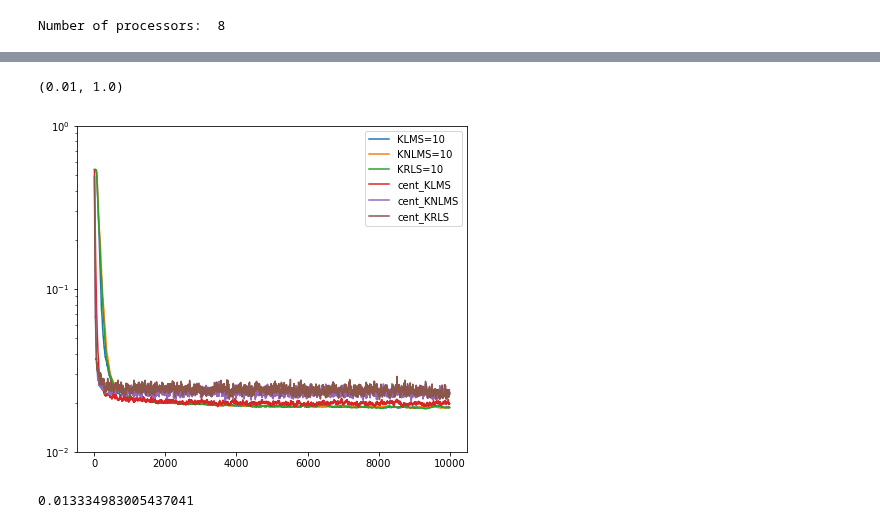
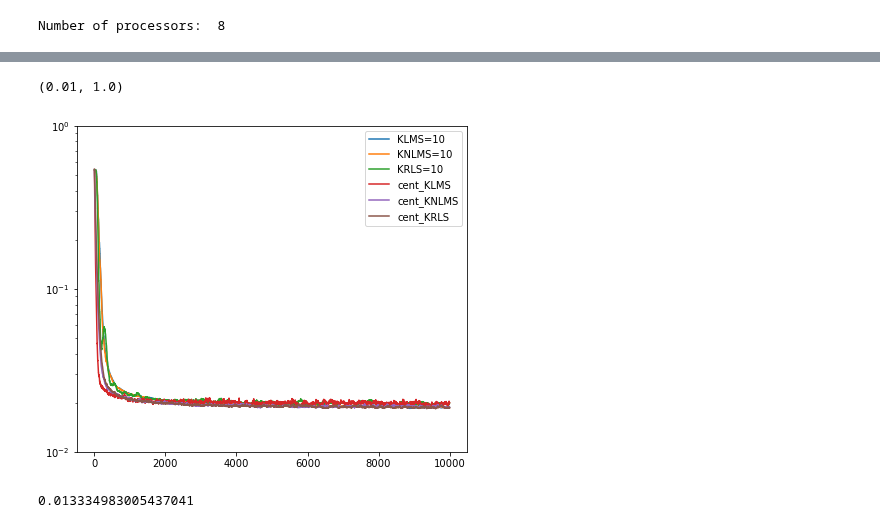
Before and after one commit to cjfelixx/machine-learning-graduate-research, a Jupyter notebook: FederatedLearing/federatedLearning.ipynb, the cells around one changed output, grey strips where cells are left out. Cells and saved outputs as stored; diff of their text form; code cells hidden in the pictures.

```diff
--- a/FederatedLearing/federatedLearning.ipynb
+++ b/FederatedLearing/federatedLearning.ipynb
@@ -165,18 +139,19 @@ plt.figure(figsize=(7, 6))
 
 K = 10 # K edge clients
 c =  np.ones(K).reshape(K,1)/K # edge weighting
-D = 100 # Dictionary size
-P = [10]
+D = 50 # Dictionary size
+L = [100]
 iteration = 10000
 num_experiments = 10
 
-step_size = 0.6
+step_size = 0.5
 KLMS_RFF_cent = klms_rff(0.2,D)
 KLMS_RFF = klms_rff(step_size,D)
-KNLMS_RFF = knlms_rff(step_size,0.3,D)
-KRLS_RFF = krls_rff(D,beta=0.98)
-
-for p in P:
+KNLMS_RFF = knlms_rff(step_size,0.001,D)
+KNLMS_RFF_cent = knlms_rff(0.2,1,D)
+KRLS_RFF = krls_rff(D,beta=0.001)
+KRLS_RFF_cent = krls_rff(D,beta=10)
+for l in L:
     amse_KLMS = np.zeros(iteration)
     amse_KNLMS = np.zeros(iteration)
     amse_KRLS = np.zeros(iteration)
@@ -195,21 +170,21 @@ for p in P:
 
         mse_KLMS_cent = cent_learn(iteration,K,KLMS_RFF_cent,h,u,d)
         amse_KLMS_cent += mse_KLMS_cent/num_experiments
-        mse_KNLMS_cent = cent_learn(iteration,K,KNLMS_RFF,h,u,d)
+        mse_KNLMS_cent = cent_learn(iteration,K,KNLMS_RFF_cent,h,u,d)
         amse_KNLMS_cent += mse_KNLMS_cent/num_experiments
-        mse_KRLS_cent = cent_learn(iteration,K,KRLS_RFF,h,u,d)
+        mse_KRLS_cent = cent_learn(iteration,K,KRLS_RFF_cent,h,u,d)
         amse_KRLS_cent += mse_KRLS_cent/num_experiments
 
-        mse_KLMS = fl_async(iteration,K,KLMS_RFF,h,u,d,p)
+        mse_KLMS = fl_sync(iteration,K,KLMS_RFF,h,u,d,l)
         amse_KLMS += mse_KLMS/num_experiments
-        mse_KNLMS = fl_async(iteration,K,KNLMS_RFF,h,u,d,p)
+        mse_KNLMS = fl_sync(iteration,K,KNLMS_RFF,h,u,d,l)
         amse_KNLMS += mse_KNLMS/num_experiments
-        mse_KRLS = fl_async(iteration,K,KRLS_RFF,h,u,d,p)
+        mse_KRLS = fl_sync(iteration,K,KRLS_RFF,h,u,d,l)
         amse_KRLS += mse_KRLS/num_experiments
 
-plt.semilogy(range(len(amse_KLMS)),amse_KLMS,label="KLMS=" + str(p))
-plt.semilogy(range(len(amse_KNLMS)),amse_KNLMS,label="KNLMS=" + str(p))
-plt.semilogy(range(len(amse_KRLS)),amse_KRLS,label="KRLS=" + str(p))
+plt.semilogy(range(len(amse_KLMS)),amse_KLMS,label="KLMS=" + str(l))
+plt.semilogy(range(len(amse_KNLMS)),amse_KNLMS,label="KNLMS=" + str(l))
+plt.semilogy(range(len(amse_KRLS)),amse_KRLS,label="KRLS=" + str(l))
 plt.semilogy(range(len(amse_KLMS_cent)),amse_KLMS_cent,label="cent_KLMS")
 plt.semilogy(range(len(amse_KNLMS_cent)),amse_KNLMS_cent,label="cent_KNLMS")
 plt.semilogy(range(len(amse_KRLS_cent)),amse_KRLS_cent,label="cent_KRLS")
@@ -222,16 +200,18 @@ plt.figure(figsize=(7, 6))
 
 K = 10 # K edge clients
 c =  np.ones(K).reshape(K,1)/K # edge weighting
-D = 100 # Dictionary size
+D = 50 # Dictionary size
 P = [10]
 iteration = 10000
 num_experiments = 10
 
-step_size = 0.6
+step_size = 0.5
 KLMS_RFF_cent = klms_rff(0.2,D)
 KLMS_RFF = klms_rff(step_size,D)
-KNLMS_RFF = knlms_rff(step_size,0.3,D)
-KRLS_RFF = krls_rff(D,beta=1.0)
+KNLMS_RFF = knlms_rff(step_size,0.001,D)
+KNLMS_RFF_cent = knlms_rff(0.2,1,D)
+KRLS_RFF = krls_rff(D,beta=0.001)
+KRLS_RFF_cent = krls_rff(D,beta=10)
 
 for p in P:
     amse_KLMS = np.zeros(iteration)
@@ -246,36 +226,36 @@ for p in P:
         # Process data and kernel
         u,d,d_true = generate_data(num_data)
         sigma = 1/np.sqrt(2*kernel.sigma)
         W = (1/sigma) * np.random.normal(size=(2,D))
         b = np.random.uniform(0,2*np.pi,(D,1))
         h = np.sqrt(2/D) * np.cos(W.T @ u.T + b)
 
         mse_KLMS_cent = cent_learn(iteration,K,KLMS_RFF_cent,h,u,d)
         amse_KLMS_cent += mse_KLMS_cent/num_experiments
-        mse_KNLMS_cent = cent_learn(iteration,K,KNLMS_RFF,h,u,d)
+        mse_KNLMS_cent = cent_learn(iteration,K,KNLMS_RFF_cent,h,u,d)
         amse_KNLMS_cent += mse_KNLMS_cent/num_experiments
-        mse_KRLS_cent = cent_learn(iteration,K,KRLS_RFF,h,u,d)
+        mse_KRLS_cent = cent_learn(iteration,K,KRLS_RFF_cent,h,u,d)
         amse_KRLS_cent += mse_KRLS_cent/num_experiments
 
         mse_KLMS = fl_async(iteration,K,KLMS_RFF,h,u,d,p)
         amse_KLMS += mse_KLMS/num_experiments
         mse_KNLMS = fl_async(iteration,K,KNLMS_RFF,h,u,d,p)
         amse_KNLMS += mse_KNLMS/num_experiments
         mse_KRLS = fl_async(iteration,K,KRLS_RFF,h,u,d,p)
         amse_KRLS += mse_KRLS/num_experiments
 
 plt.semilogy(range(len(amse_KLMS)),amse_KLMS,label="KLMS=" + str(p))
 plt.semilogy(range(len(amse_KNLMS)),amse_KNLMS,label="KNLMS=" + str(p))
 plt.semilogy(range(len(amse_KRLS)),amse_KRLS,label="KRLS=" + str(p))
 plt.semilogy(range(len(amse_KLMS_cent)),amse_KLMS_cent,label="cent_KLMS")
 plt.semilogy(range(len(amse_KNLMS_cent)),amse_KNLMS_cent,label="cent_KNLMS")
 plt.semilogy(range(len(amse_KRLS_cent)),amse_KRLS_cent,label="cent_KRLS")
 plt.legend()
 plt.ylim([1e-2,1e0])
 # plt.xlim([0,5000])
 # %% [output]
 (0.01, 1.0)
-[figure, old version]
+[figure, new version]
 # %%
 # Asynchronous Federated learning using different kernels
 # %% [output]
```
Also changed, not shown: parts of 6 cells of this notebook, 2 other files.
